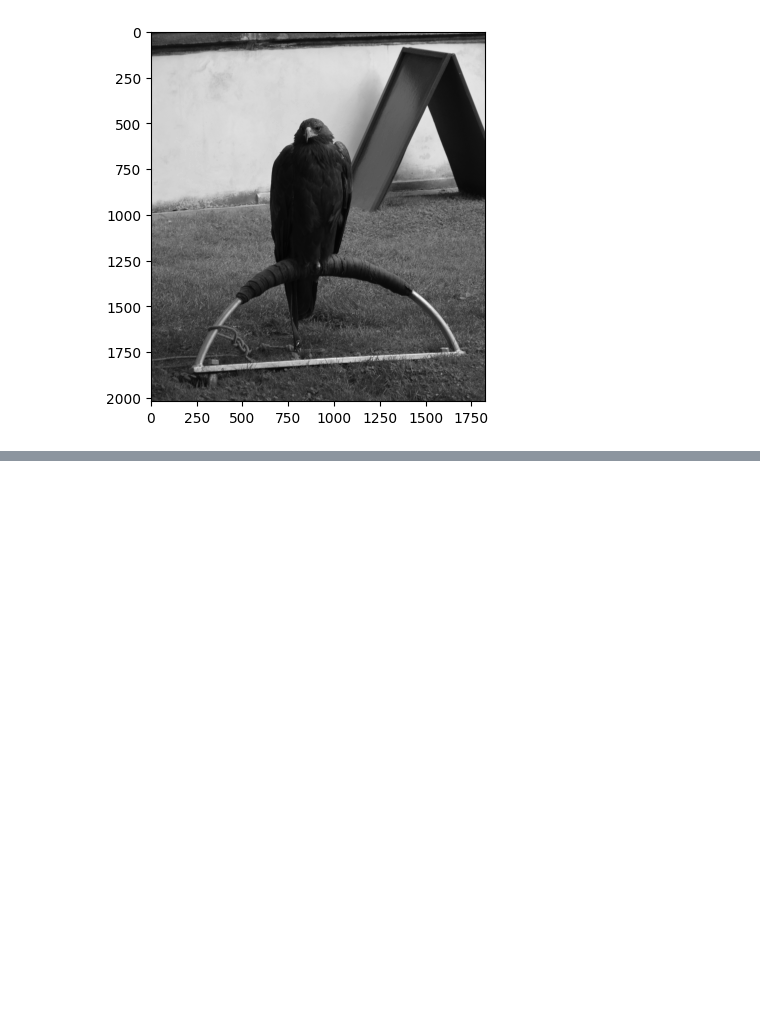
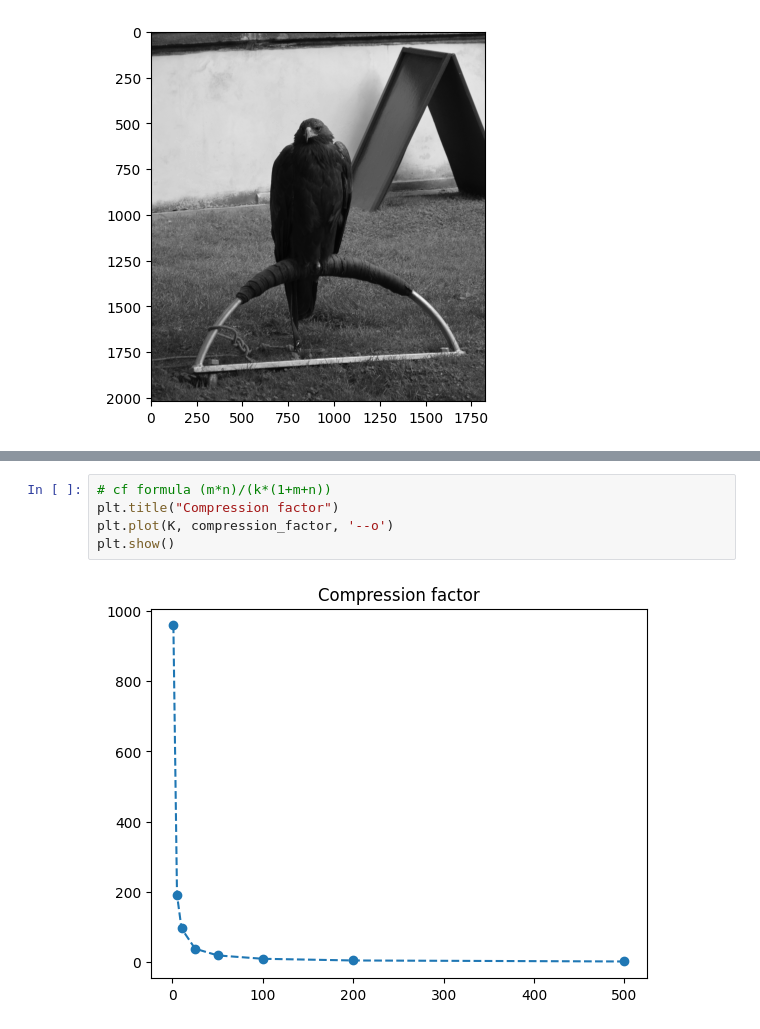
Before and after one commit to Gh5al/Statiscal-and-Mathematical-methods-for-AI, a Jupyter notebook: LAB/Homework2/homework2.ipynb, the cells around one changed output, grey strips where cells are left out. Drawn from its saved outputs; the diff is of its cells as text; blank space fills up the shorter version.

```diff
--- a/LAB/Homework2/homework2.ipynb
+++ b/LAB/Homework2/homework2.ipynb
@@ -596,0 +612,7 @@ k: 500
+# %%
+# cf formula (m*n)/(k*(1+m+n))
+plt.title("Compression factor")
+plt.plot(K, compression_factor, '--o')
+plt.show()
+# %% [output]
+[figure, added]
```
Also changed, not shown: parts of 6 cells of this notebook.
